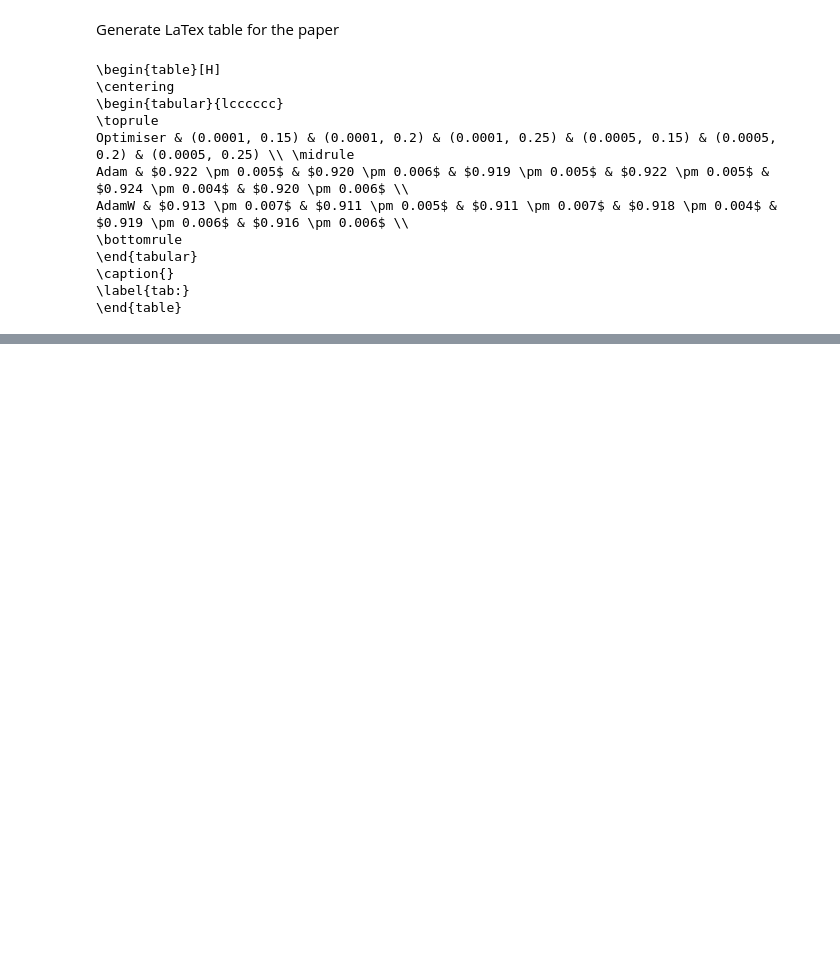
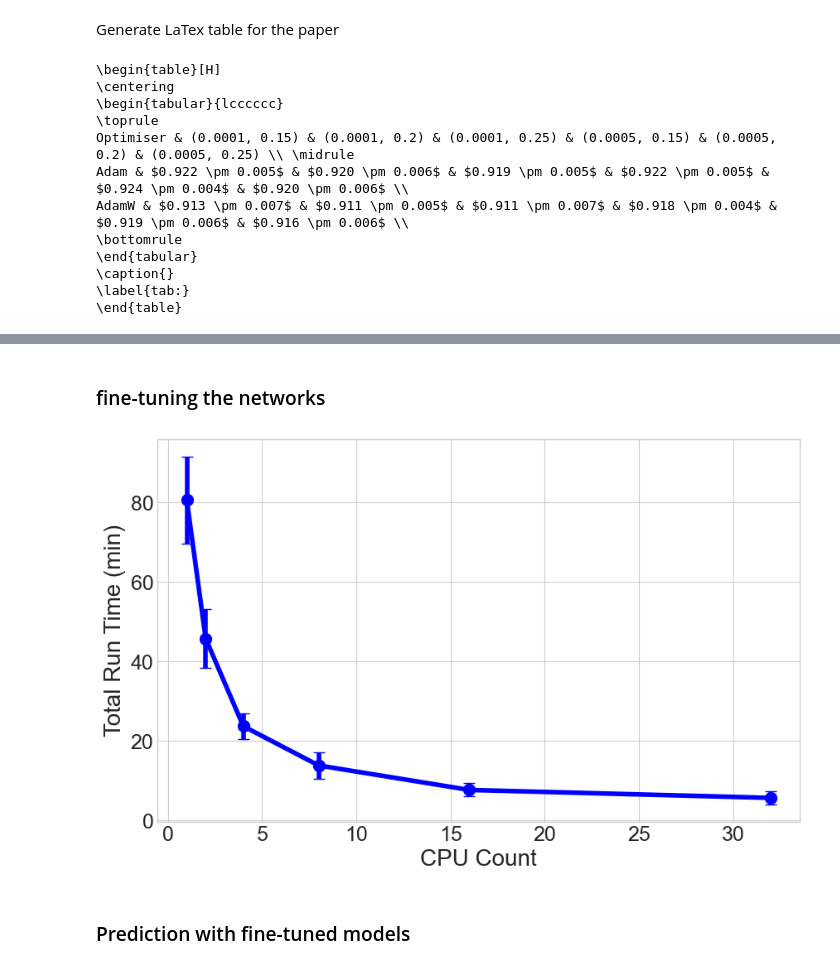
Before and after one commit to CRMDS/Kinetic-Injury-Triage, a Jupyter notebook: Results/resultsAnalysis.ipynb, the cells around one changed output, grey strips where cells are left out. Saved outputs shown, nothing was run; the diff lists cells and outputs as text; code cells hidden in the pictures; blank space fills up the shorter version.

Commit message:
Adding time analysis when using different numbers of CPUs for steps 3 and 4 of the work.

```diff
--- a/Results/resultsAnalysis.ipynb
+++ b/Results/resultsAnalysis.ipynb
@@ -523,0 +528,49 @@ AdamW & $0.913 \pm 0.007$ & $0.911 \pm 0.005$ & $0.911 \pm 0.007$ & $0.918 \pm 0
+# %%
+# function to plot the average and std of the time for one set of data
+def plot_time_analysis(data, metric, metric_err, yaxisticks = [], modeling_type = 'training'):
+    """
+    Function to plot the average and std of the time for one set of data.
+
+    Parameters:
+    - data: DataFrame containing the results data
+    - metric: string, name of the metric to plot
+    - metric_err: string, name of the error metric to plot
+    - modeling_type: string, type of modeling (e.g., 'training', 'prediction')
+    """
+
+    # Set the figure size
+    plt.figure(figsize=(10, 6))
+
+    # plot the data
+    plt.errorbar(data['CPU_Count'], data[metric], yerr=data[metric_err],
+                 marker='o', color='blue', linestyle='-', linewidth=4,
+                 capsize=5, elinewidth=4,
+                 markeredgewidth=1, markersize=10)
+
+    # Set the x and y axis labels
+    plt.xlabel('CPU Count')
+    if metric == 'avg_elapsed_time_s':
+        plt.ylabel('Total Run Time (s)')
+    elif metric == 'RunTimeMin':
+        plt.ylabel('Total Run Time (min)')
+    else:
+        raise ValueError("Invalid metric. Choose from 'avg_elapsed_time_s' or 'RunTimeMin'.")
+    # if yaxisticks is not empty, set the y axis ticks
+    if yaxisticks:
+        plt.yticks(ticks=np.arange(yaxisticks[0], yaxisticks[1], yaxisticks[2]))
+
+    # save the plot
+    plt.savefig(f'CPUNumb_{modeling_type}_{metric}.png', dpi=300, bbox_inches='tight')
+# %% [markdown]
+### fine-tuning the networks
+# %%
+time_finetune_cpu = pd.read_csv('time_finetune_diffCPU_AdamW_lr0.0001_dr0.15_unf1.csv')
+time_finetune_cpu['RunTimeMin'] = time_finetune_cpu['avg_elapsed_time_s'].astype(float) / 60
+time_finetune_cpu['RunTimeMinStd'] = time_finetune_cpu['std_elapsed_time'].astype(float) / 60
+# %%
+plot_time_analysis(time_finetune_cpu, 'RunTimeMin', 'RunTimeMinStd',
+    yaxisticks=[0, 100, 20], modeling_type='finetuning')
+# %% [output]
+[figure, added]
+# %% [markdown]
+### Prediction with fine-tuned models
```
Also changed, not shown: parts of 3 cells of this notebook, 5 other files.
